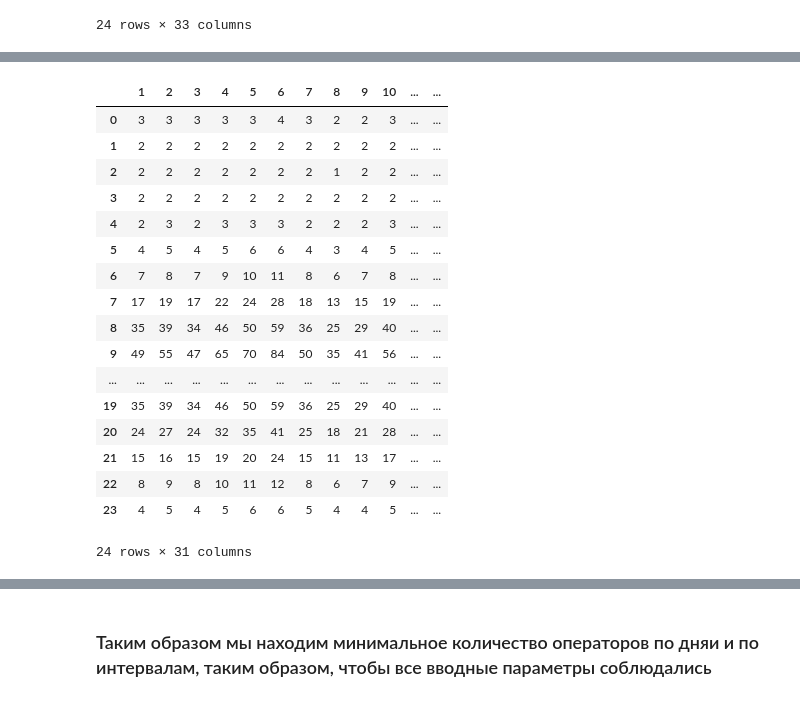
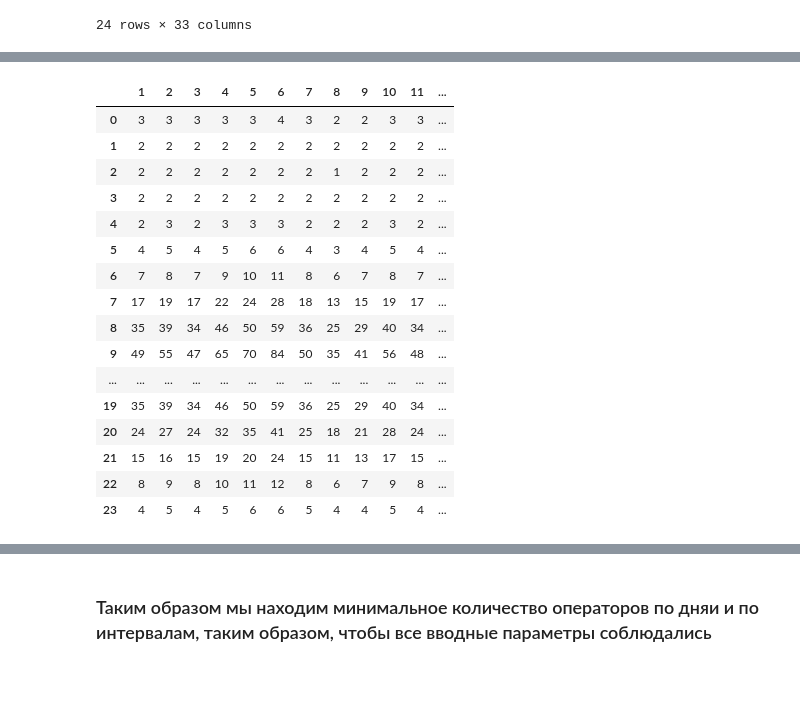
Before and after one commit to Jorshya/fin_analyst, a Jupyter notebook: Task.ipynb, the cells around one changed output, grey strips where cells are left out. Drawn from its saved outputs; the diff is of its cells as text; code cells hidden in the pictures.

Commit message:
add gradient cmap, fix incorect columns in data_day_load cycle

```diff
--- a/Task.ipynb
+++ b/Task.ipynb
@@ -685,8 +677,6 @@ for call_final_cnt in list(data_mnth.call_final_cnt):
     l = [load*call_final_cnt for load in data_day_load.load]
     count += 1
     data_day_load['transaction'+ str(count)] = pd.Series(l)
-# %%
-data_day_load['transaction_1'] = data_day_load['load']*6900.58
 # %%
 data_day_load
 # %% [output]
@@ -748,25 +724,24 @@ Successfully installed pandas-bokeh-0.5.5
 # %%
 # Отображаем дата фрейм с рачетом  кол-ва операторов по дням и по часам в рамках каждого дня
-display(df_oprtrs)
+display(df_oprtrs.style.background_gradient(cmap ='viridis'))
 # %% [output]
-|  | 1 | 2 | 3 | 4 | 5 | 6 | 7 | 8 | 9 | 10 | ... | ... |
-| 0 | 3 | 3 | 3 | 3 | 3 | 4 | 3 | 2 | 2 | 3 | ... | ... |
-| 1 | 2 | 2 | 2 | 2 | 2 | 2 | 2 | 2 | 2 | 2 | ... | ... |
-| 2 | 2 | 2 | 2 | 2 | 2 | 2 | 2 | 1 | 2 | 2 | ... | ... |
-| 3 | 2 | 2 | 2 | 2 | 2 | 2 | 2 | 2 | 2 | 2 | ... | ... |
-| 4 | 2 | 3 | 2 | 3 | 3 | 3 | 2 | 2 | 2 | 3 | ... | ... |
-| 5 | 4 | 5 | 4 | 5 | 6 | 6 | 4 | 3 | 4 | 5 | ... | ... |
-| 6 | 7 | 8 | 7 | 9 | 10 | 11 | 8 | 6 | 7 | 8 | ... | ... |
-| 7 | 17 | 19 | 17 | 22 | 24 | 28 | 18 | 13 | 15 | 19 | ... | ... |
-| 8 | 35 | 39 | 34 | 46 | 50 | 59 | 36 | 25 | 29 | 40 | ... | ... |
-| 9 | 49 | 55 | 47 | 65 | 70 | 84 | 50 | 35 | 41 | 56 | ... | ... |
+|  | 1 | 2 | 3 | 4 | 5 | 6 | 7 | 8 | 9 | 10 | 11 | ... |
+| 0 | 3 | 3 | 3 | 3 | 3 | 4 | 3 | 2 | 2 | 3 | 3 | ... |
+| 1 | 2 | 2 | 2 | 2 | 2 | 2 | 2 | 2 | 2 | 2 | 2 | ... |
+| 2 | 2 | 2 | 2 | 2 | 2 | 2 | 2 | 1 | 2 | 2 | 2 | ... |
+| 3 | 2 | 2 | 2 | 2 | 2 | 2 | 2 | 2 | 2 | 2 | 2 | ... |
+| 4 | 2 | 3 | 2 | 3 | 3 | 3 | 2 | 2 | 2 | 3 | 2 | ... |
+| 5 | 4 | 5 | 4 | 5 | 6 | 6 | 4 | 3 | 4 | 5 | 4 | ... |
+| 6 | 7 | 8 | 7 | 9 | 10 | 11 | 8 | 6 | 7 | 8 | 7 | ... |
+| 7 | 17 | 19 | 17 | 22 | 24 | 28 | 18 | 13 | 15 | 19 | 17 | ... |
+| 8 | 35 | 39 | 34 | 46 | 50 | 59 | 36 | 25 | 29 | 40 | 34 | ... |
+| 9 | 49 | 55 | 47 | 65 | 70 | 84 | 50 | 35 | 41 | 56 | 48 | ... |
 | ... | ... | ... | ... | ... | ... | ... | ... | ... | ... | ... | ... | ... |
-| 19 | 35 | 39 | 34 | 46 | 50 | 59 | 36 | 25 | 29 | 40 | ... | ... |
-| 20 | 24 | 27 | 24 | 32 | 35 | 41 | 25 | 18 | 21 | 28 | ... | ... |
-| 21 | 15 | 16 | 15 | 19 | 20 | 24 | 15 | 11 | 13 | 17 | ... | ... |
-| 22 | 8 | 9 | 8 | 10 | 11 | 12 | 8 | 6 | 7 | 9 | ... | ... |
-| 23 | 4 | 5 | 4 | 5 | 6 | 6 | 5 | 4 | 4 | 5 | ... | ... |
+| 19 | 35 | 39 | 34 | 46 | 50 | 59 | 36 | 25 | 29 | 40 | 34 | ... |
+| 20 | 24 | 27 | 24 | 32 | 35 | 41 | 25 | 18 | 21 | 28 | 24 | ... |
+| 21 | 15 | 16 | 15 | 19 | 20 | 24 | 15 | 11 | 13 | 17 | 15 | ... |
+| 22 | 8 | 9 | 8 | 10 | 11 | 12 | 8 | 6 | 7 | 9 | 8 | ... |
+| 23 | 4 | 5 | 4 | 5 | 6 | 6 | 5 | 4 | 4 | 5 | 4 | ... |
-24 rows × 31 columns
 # %%
 # Визуализируем датафрейм (визуализация интерактивная)
 df_oprtrs.plot(title = "Изменение кол-ва операторов по дням и часам",labels={"variable": "День", "value": "Кол-во операторов"
```
Also changed, not shown: parts of 7 cells of this notebook.
